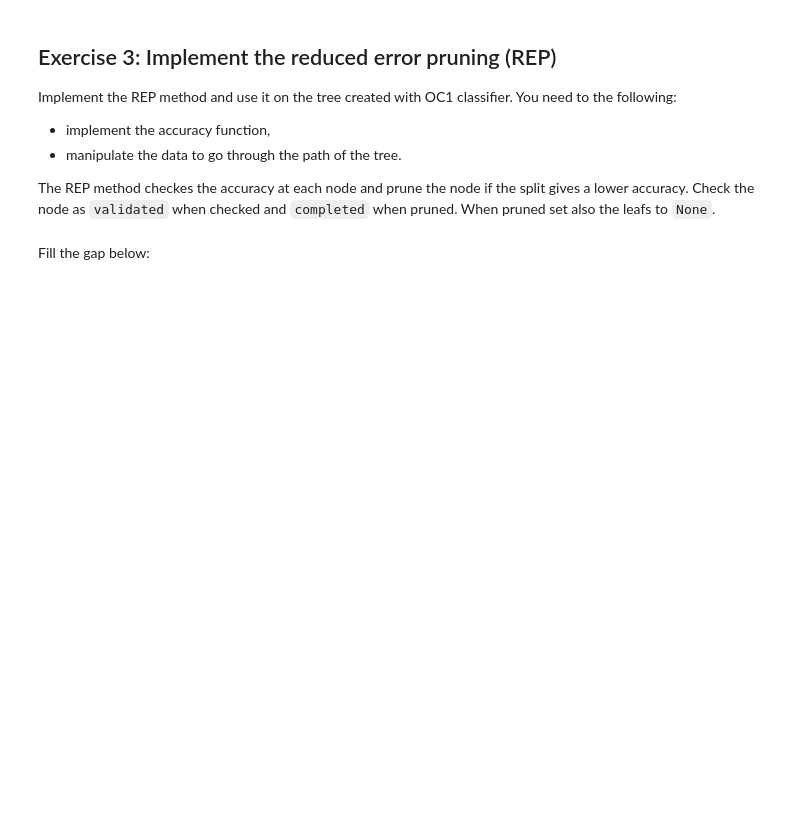
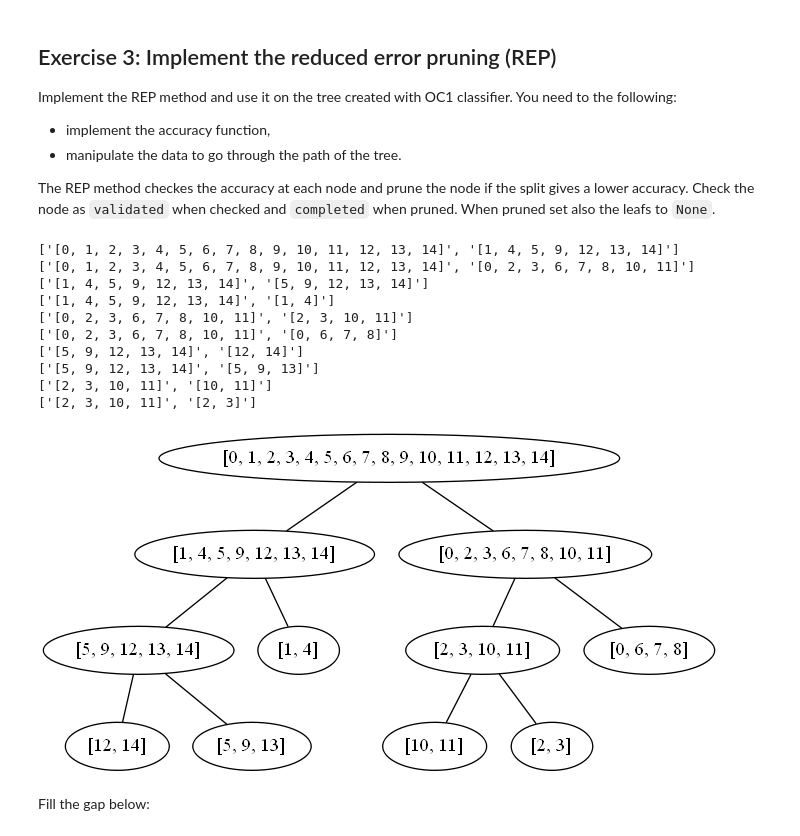
Before and after one commit to DuckHack/ML_summer_2019, a Jupyter notebook: patternrecognition/05_DecisionTrees/055Decision_trees_Exercises.ipynb, the cells around one changed output. Drawn from its saved outputs; the diff is of its cells as text; code cells hidden in the pictures; blank space fills up the shorter version.

```diff
--- a/patternrecognition/05_DecisionTrees/055Decision_trees_Exercises.ipynb
+++ b/patternrecognition/05_DecisionTrees/055Decision_trees_Exercises.ipynb
@@ -550,5 +625,32 @@ def build(root_node):
     return root_node, split_history
 
 cart_tree, split_history_cart = build(current_node)
+# %%
+import pydot
+
+def plot_tree(split_history):
+    tree = pydot.Dot(graph_type='graph')
+    for split in split_history:
+        print(split)
+        new_edge = pydot.Edge(split[0], split[1])
+        tree.add_edge(new_edge)
+    tree.write('cart_tree_to_pruce.png', format='png')
+
+plot_tree(split_history_cart)
+
+from IPython.display import Image
+Image(filename='cart_tree_to_pruce.png')
+# %% [output]
+['[0, 1, 2, 3, 4, 5, 6, 7, 8, 9, 10, 11, 12, 13, 14]', '[1, 4, 5, 9, 12, 13, 14]']
+['[0, 1, 2, 3, 4, 5, 6, 7, 8, 9, 10, 11, 12, 13, 14]', '[0, 2, 3, 6, 7, 8, 10, 11]']
+['[1, 4, 5, 9, 12, 13, 14]', '[5, 9, 12, 13, 14]']
+['[1, 4, 5, 9, 12, 13, 14]', '[1, 4]']
+['[0, 2, 3, 6, 7, 8, 10, 11]', '[2, 3, 10, 11]']
+['[0, 2, 3, 6, 7, 8, 10, 11]', '[0, 6, 7, 8]']
+['[5, 9, 12, 13, 14]', '[12, 14]']
+['[5, 9, 12, 13, 14]', '[5, 9, 13]']
+['[2, 3, 10, 11]', '[10, 11]']
+['[2, 3, 10, 11]', '[2, 3]']
+[figure, added]
 # %% [markdown]
 Fill the gap below:
```
Also changed, not shown: parts of 13 cells of this notebook, 3 other files.
